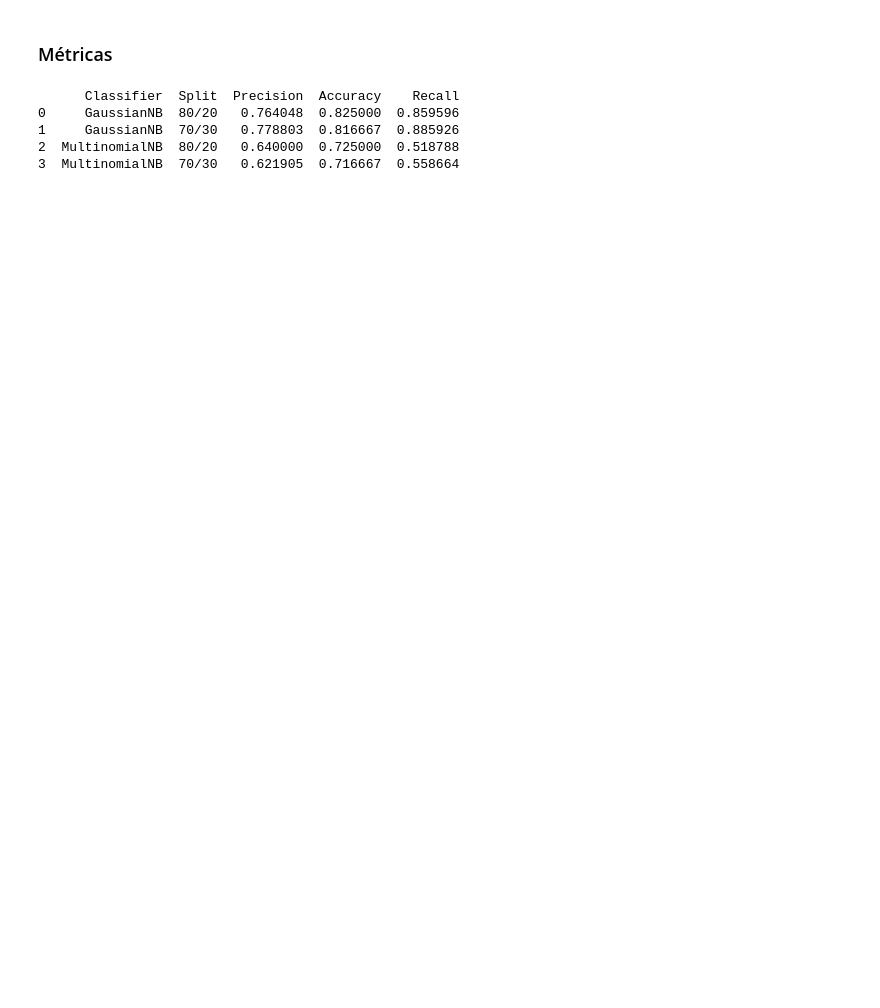
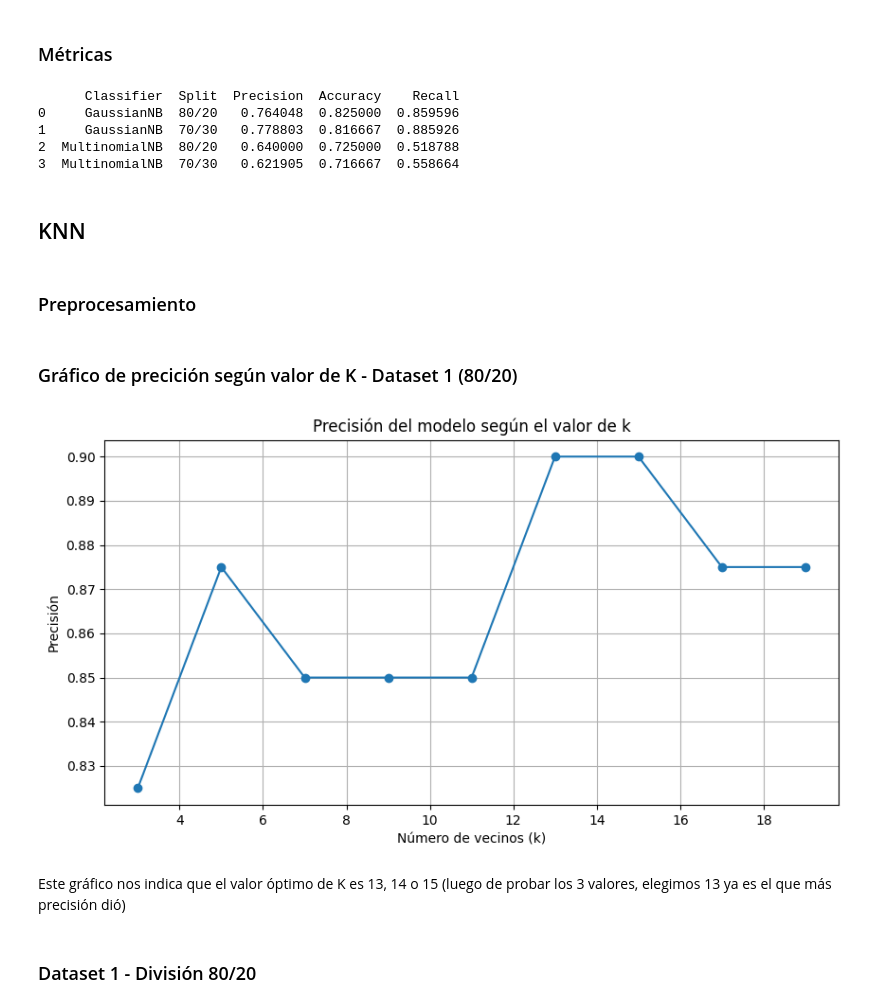
Before and after one commit to Fabrote/Classification-and-Regression-Trees, a Jupyter notebook: MD-TP2_TAPIA-PALACIO.ipynb, the cells around one changed output. Drawn from its saved outputs; the diff is of its cells as text; code cells hidden in the pictures; blank space fills up the shorter version.

```diff
--- a/MD-TP2_TAPIA-PALACIO.ipynb
+++ b/MD-TP2_TAPIA-PALACIO.ipynb
@@ -1286,3 +1283,7 @@ print(metricas)
 1     GaussianNB  70/30   0.778803  0.816667  0.885926
 2  MultinomialNB  80/20   0.640000  0.725000  0.518788
 3  MultinomialNB  70/30   0.621905  0.716667  0.558664
+# %% [markdown]
+## KNN
+# %% [markdown]
+### Preprocesamiento
@@ -1288,0 +1325,25 @@ print(metricas)
+# %% [markdown]
+### Gráfico de precición según valor de K - Dataset 1 (80/20)
+# %%
+k_values = range(3, 21, 2)
+accuracies = []
+
+for k in k_values:
+    knn = KNeighborsClassifier(n_neighbors=k)
+    knn.fit(X_train2, y_train2)
+    predicciones = knn.predict(X_test2)
+    accuracies.append(accuracy_score(y_test2, predicciones))
+
+plt.figure(figsize=(10,5))
+plt.plot(k_values, accuracies, marker='o')
+plt.xlabel('Número de vecinos (k)')
+plt.ylabel('Precisión')
+plt.title('Precisión del modelo según el valor de k')
+plt.grid(True)
+plt.show()
+# %% [output]
+[figure, added]
+# %% [markdown]
+Este gráfico nos indica que el valor óptimo de K es 13, 14 o 15 (luego de probar los 3 valores, elegimos 13 ya es el que más precisión dió)
+# %% [markdown]
+### Dataset 1 - División 80/20
```
Also changed, not shown: parts of 42 cells of this notebook.
